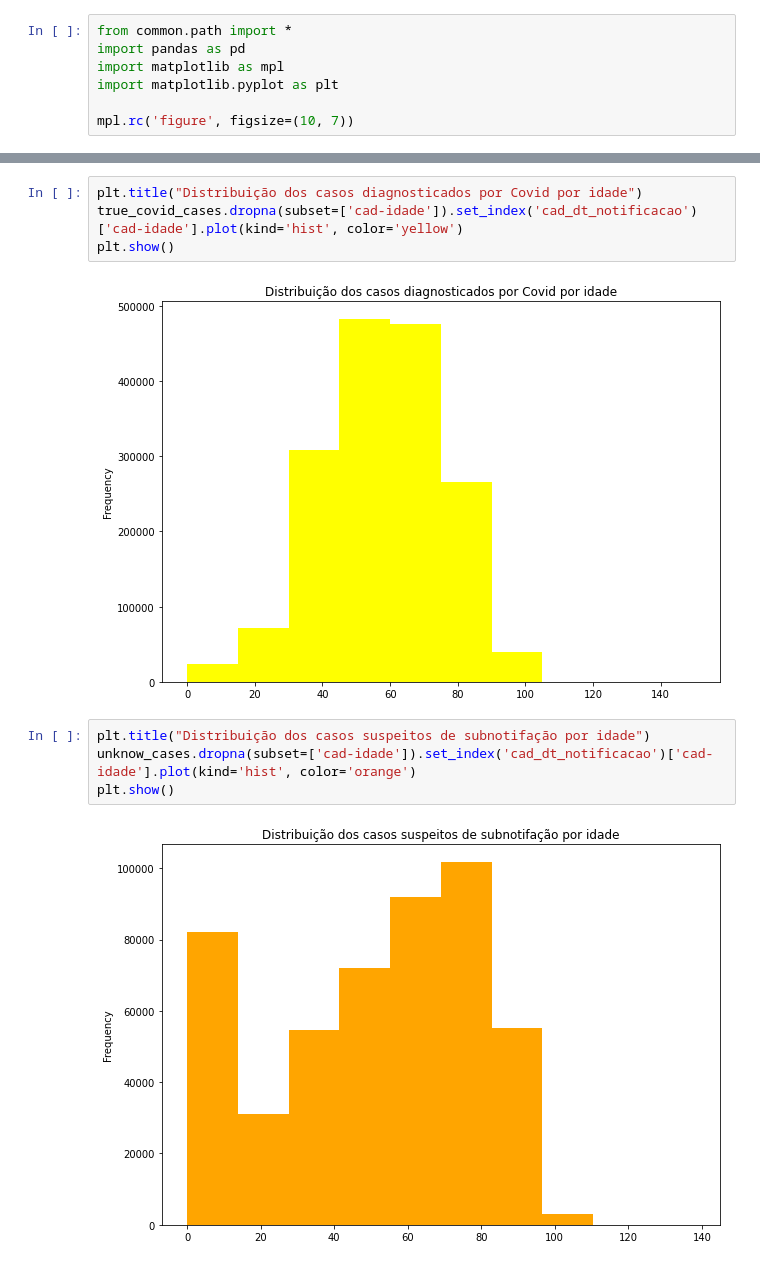
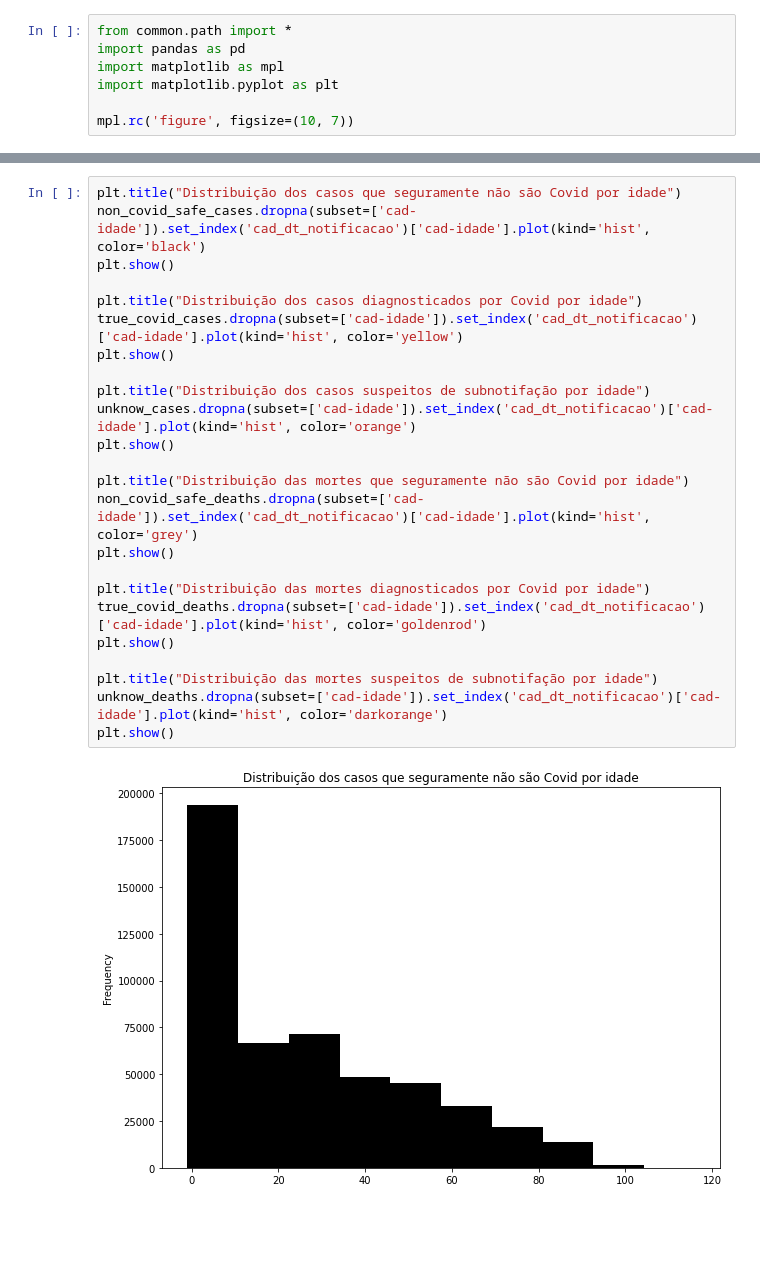
Before and after one commit to mateuspinto/subnotificacoes-covid, a Jupyter notebook: src/visualization.ipynb, the cells around one changed output, grey strips where cells are left out. Drawn from its saved outputs; the diff is of its cells as text; blank space fills up the shorter version.

```diff
--- a/src/visualization.ipynb
+++ b/src/visualization.ipynb
@@ -46,12 +55,26 @@ plt.show()
-# %%
-plt.title("Distribuição dos casos diagnosticados por Covid por idade")
-true_covid_cases.dropna(subset=['cad-idade']).set_index('cad_dt_notificacao')['cad-idade'].plot(kind='hist', color='yellow')
-plt.show()
-# %% [output]
-[figure, removed]
-# %%
-plt.title("Distribuição dos casos suspeitos de subnotifação por idade")
-unknow_cases.dropna(subset=['cad-idade']).set_index('cad_dt_notificacao')['cad-idade'].plot(kind='hist', color='orange')
-plt.show()
-# %% [output]
-[figure, removed]
+# %%
+plt.title("Distribuição dos casos que seguramente não são Covid por idade")
+non_covid_safe_cases.dropna(subset=['cad-idade']).set_index('cad_dt_notificacao')['cad-idade'].plot(kind='hist', color='black')
+plt.show()
+
+plt.title("Distribuição dos casos diagnosticados por Covid por idade")
+true_covid_cases.dropna(subset=['cad-idade']).set_index('cad_dt_notificacao')['cad-idade'].plot(kind='hist', color='yellow')
+plt.show()
+
+plt.title("Distribuição dos casos suspeitos de subnotifação por idade")
+unknow_cases.dropna(subset=['cad-idade']).set_index('cad_dt_notificacao')['cad-idade'].plot(kind='hist', color='orange')
+plt.show()
+
+plt.title("Distribuição das mortes que seguramente não são Covid por idade")
+non_covid_safe_deaths.dropna(subset=['cad-idade']).set_index('cad_dt_notificacao')['cad-idade'].plot(kind='hist', color='grey')
+plt.show()
+
+plt.title("Distribuição das mortes diagnosticados por Covid por idade")
+true_covid_deaths.dropna(subset=['cad-idade']).set_index('cad_dt_notificacao')['cad-idade'].plot(kind='hist', color='goldenrod')
+plt.show()
+
+plt.title("Distribuição das mortes suspeitos de subnotifação por idade")
+unknow_deaths.dropna(subset=['cad-idade']).set_index('cad_dt_notificacao')['cad-idade'].plot(kind='hist', color='darkorange')
+plt.show()
+# %% [output]
+[figure, added]
```
Also changed, not shown: parts of 13 cells of this notebook, 2 other files.
